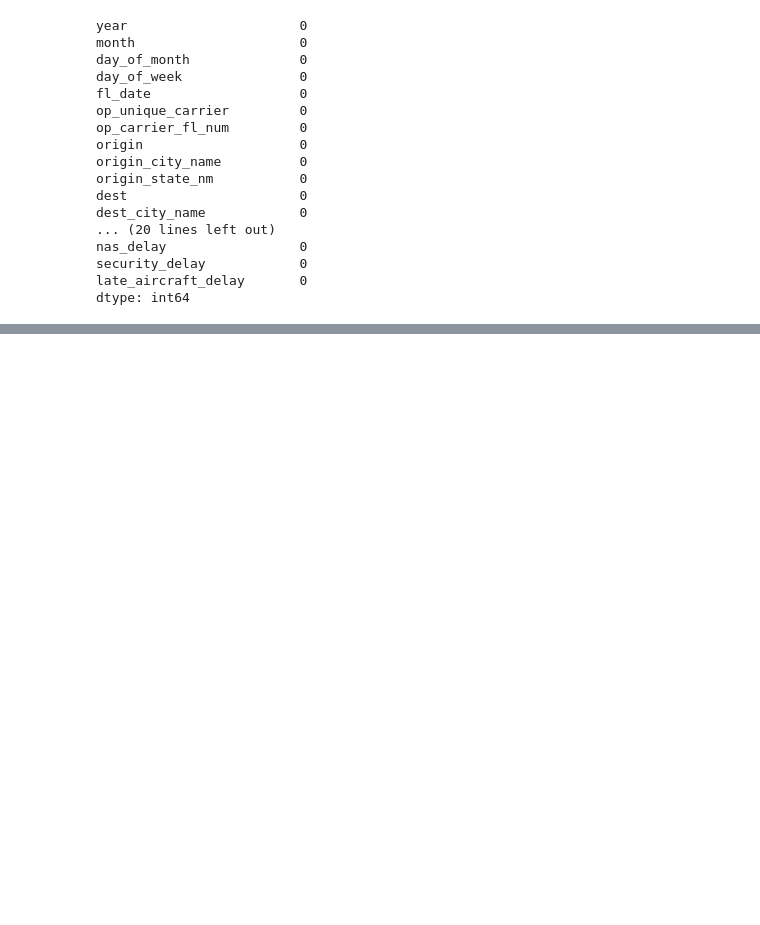
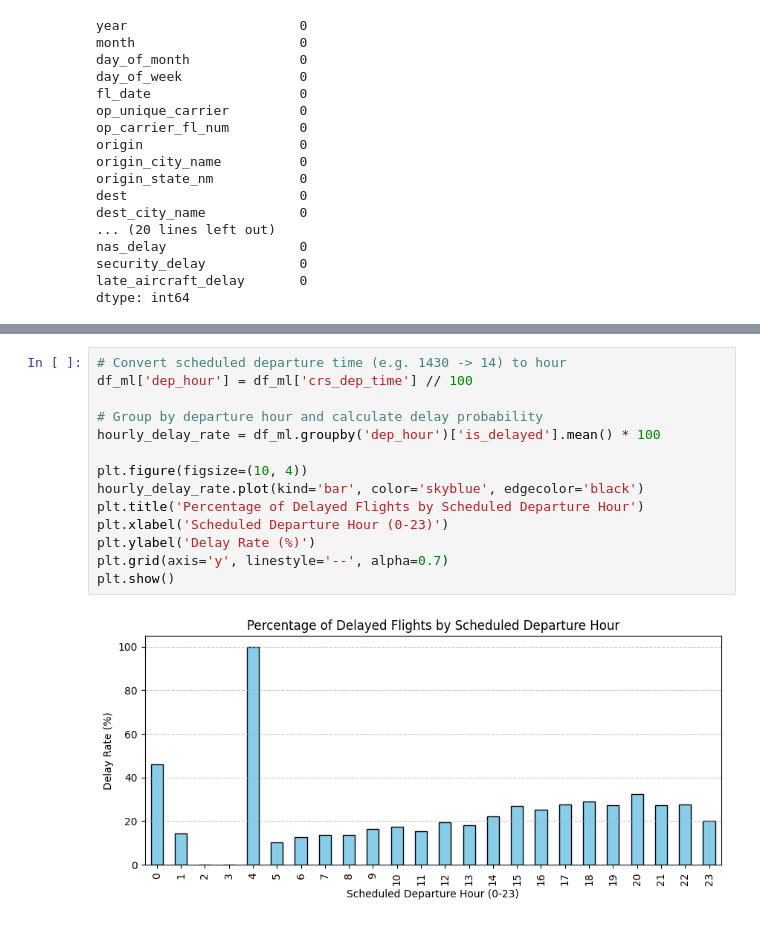
Before and after one commit to regional-specter/Dispatch, a Jupyter notebook: flight-disruption-delay-predictor.ipynb, the cells around one changed output, grey strips where cells are left out. Saved outputs shown, nothing was run; the diff lists cells and outputs as text; blank space fills up the shorter version.

```diff
--- a/flight-disruption-delay-predictor.ipynb
+++ b/flight-disruption-delay-predictor.ipynb
@@ -105,0 +189,16 @@ dtype: int64
+# %%
+# Convert scheduled departure time (e.g. 1430 -> 14) to hour
+df_ml['dep_hour'] = df_ml['crs_dep_time'] // 100
+
+# Group by departure hour and calculate delay probability
+hourly_delay_rate = df_ml.groupby('dep_hour')['is_delayed'].mean() * 100
+
+plt.figure(figsize=(10, 4))
+hourly_delay_rate.plot(kind='bar', color='skyblue', edgecolor='black')
+plt.title('Percentage of Delayed Flights by Scheduled Departure Hour')
+plt.xlabel('Scheduled Departure Hour (0-23)')
+plt.ylabel('Delay Rate (%)')
+plt.grid(axis='y', linestyle='--', alpha=0.7)
+plt.show()
+# %% [output]
+[figure, added]
```
Also changed, not shown: parts of 31 cells of this notebook.
